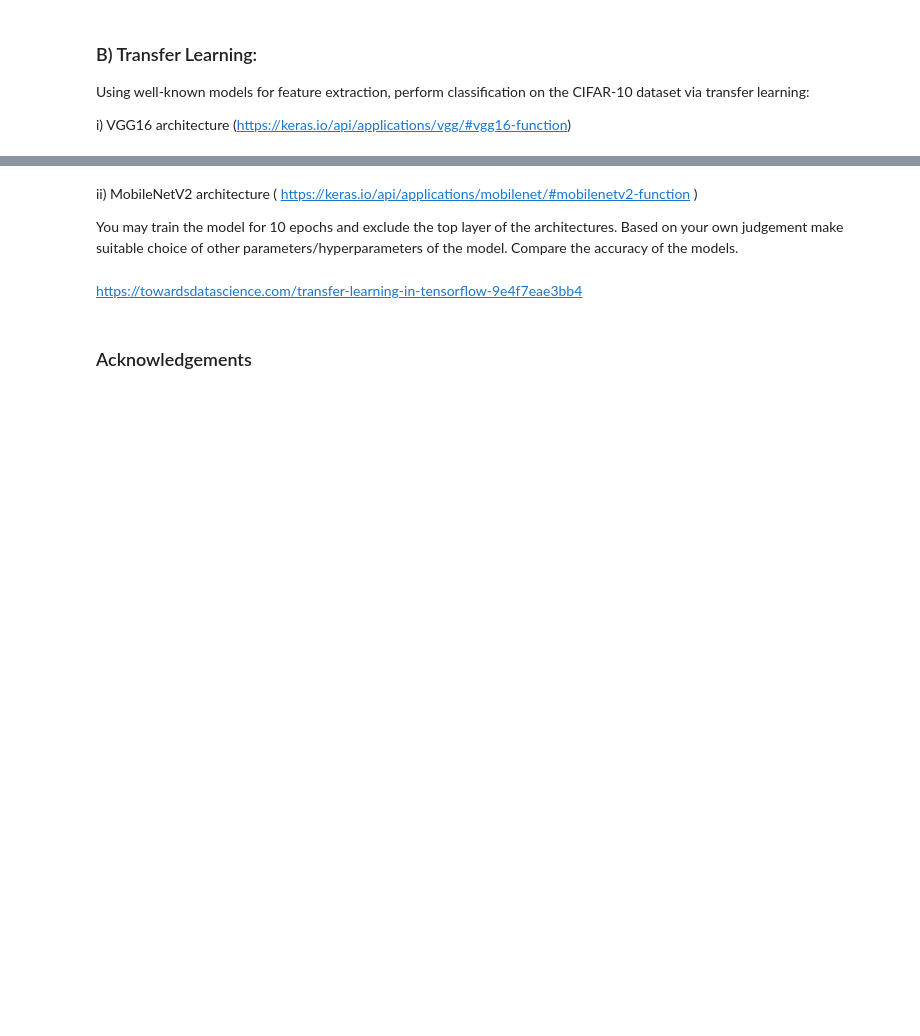
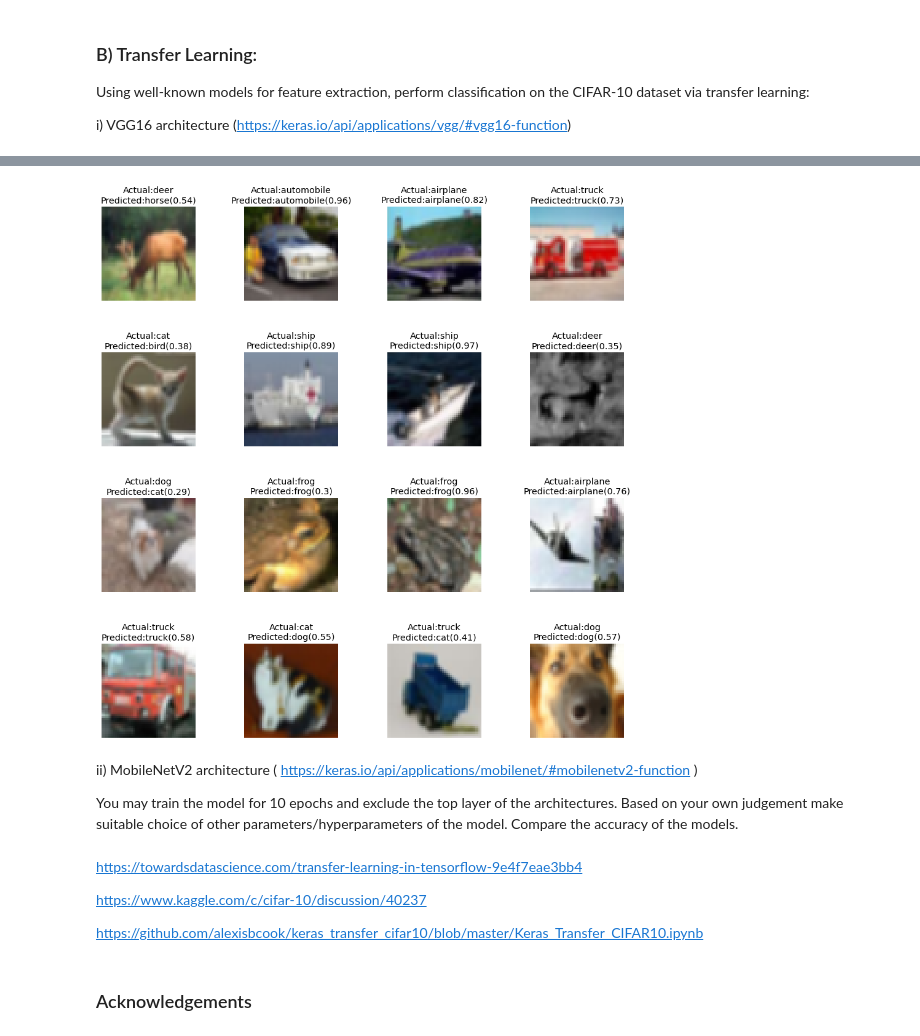
Before and after one commit to Jimut123/rkmveri-labs, a Jupyter notebook: MachineLearning/CNN_TransferLearning_6.ipynb, the cells around one changed output, grey strips where cells are left out. Cells and saved outputs as stored; diff of their text form; code cells hidden in the pictures; blank space fills up the shorter version.

```diff
--- a/MachineLearning/CNN_TransferLearning_6.ipynb
+++ b/MachineLearning/CNN_TransferLearning_6.ipynb
@@ -297,0 +872,5 @@ i) VGG16 architecture (https://keras.io/api/applications/vgg/#vgg16-function)
+# %%
+train_datagen.fit(X_train)
+train_generator = train_datagen.flow(X_train,
+                                     Y_train,
+                                     batch_size=BATCH_SIZE)
@@ -298,9 +956,33 @@ i) VGG16 architecture (https://keras.io/api/applications/vgg/#vgg16-function)
+# %%
+label_dict = {0:'airplane',
+             1:'automobile',
+             2:'bird',
+             3:'cat',
+             4:'deer',
+             5:'dog',
+             6:'frog',
+             7:'horse',
+             8:'ship',
+             9:'truck'}
+# %%
+plot_predictions(model=model,dataset=X_test/255.,
+                       dataset_labels=Y_test,
+                       label_dict=label_dict,
+                       batch_size=16,
+                       grid_height=4,
+                       grid_width=4)
+# %% [output]
+[figure, added]
 # %% [markdown]
 ii) MobileNetV2 architecture ( https://keras.io/api/applications/mobilenet/#mobilenetv2-function )
 
 You may train the model for 10 epochs and exclude the top layer of the architectures. Based on your own judgement make suitable choice of other parameters/hyperparameters of the model. Compare the accuracy of the models.
 # %% [markdown]
 https://towardsdatascience.com/transfer-learning-in-tensorflow-9e4f7eae3bb4
+
+https://www.kaggle.com/c/cifar-10/discussion/40237
+
+https://github.com/alexisbcook/keras_transfer_cifar10/blob/master/Keras_Transfer_CIFAR10.ipynb
 # %% [markdown]
 ### Acknowledgements
 # %% [markdown]
```
Also changed, not shown: parts of 35 cells of this notebook.
